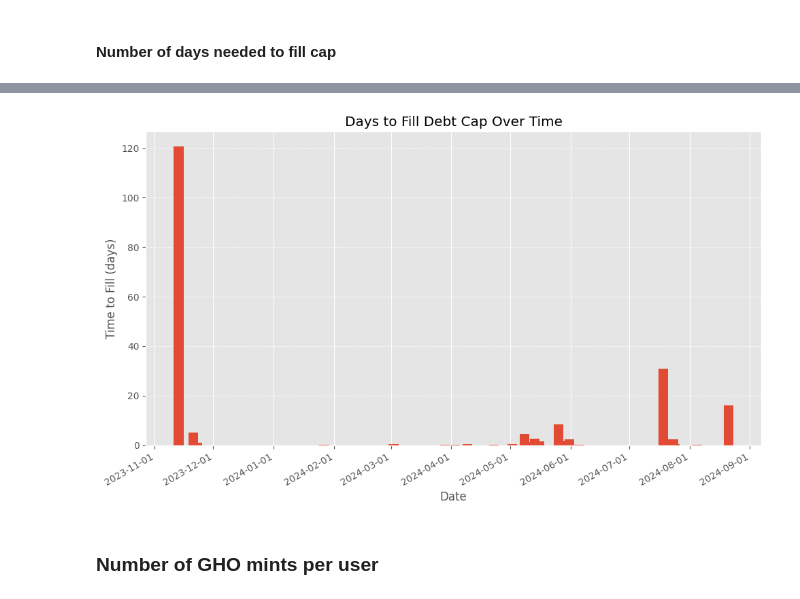
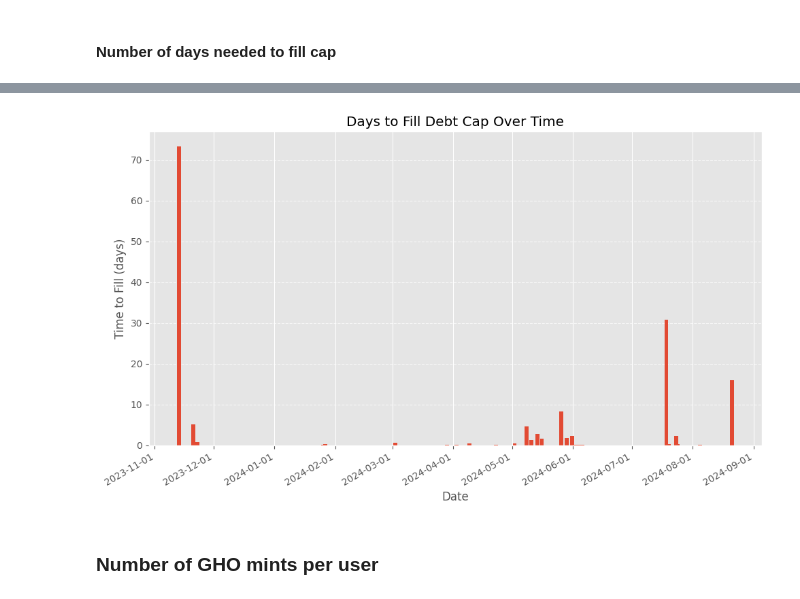
Before and after one commit to benber86/gho_users, a Jupyter notebook: New Users.ipynb, the cells around one changed output, grey strips where cells are left out. Drawn from its saved outputs; the diff is of its cells as text; code cells hidden in the pictures.

```diff
--- a/New Users.ipynb
+++ b/New Users.ipynb
@@ -182,3 +193,11 @@ plt.show()
+# %%
+debt_df = tx_df.copy()[['blockTimestamp', 'totalVariableDebt']]
+DAY = 60 * 60 * 24
+debt_df['blockTimestamp'] = debt_df['blockTimestamp'].astype(int) // DAY * DAY
+debt_df = debt_df.drop_duplicates('blockTimestamp')
+debt_data = (debt_df.set_index(debt_df['blockTimestamp'])['totalVariableDebt'] // int(1e18)).to_dict()
+with open('debt_time_series.json', 'w') as f:
+    json.dump(debt_data, f)
 # %% [markdown]
 Now let's plot the two together
 # %%
@@ -230,2 +305,25 @@ with open('growth_cap_chart_data.json', 'w') as f:
+# %%
+import json
+from datetime import datetime
+
+user_growth_data = df_daily[['timestamp', 'growth_rate']].dropna().to_dict('records')
+user_growth_data = [{'timestamp': int(row['timestamp'].timestamp()), 'value': row['growth_rate']} for row in user_growth_data]
+
+debt_growth_data = debt_df_daily[['datetime', 'debt_growth_rate']].dropna().to_dict('records')
+debt_growth_data = [{'timestamp': int(row['datetime'].timestamp()), 'value': row['debt_growth_rate']} for row in debt_growth_data]
+
+DAY = 60 * 60 * 24
+tx_df['day_timestamp'] = tx_df['blockTimestamp'].astype(int) // DAY * DAY
+utilization_df = tx_df.groupby('day_timestamp')['utilization'].last().reset_index()
+utilization_data = [{'timestamp': int(row['day_timestamp']), 'value': row['utilization']} for row in utilization_df.to_dict('records')]
+
+export_data = {
+    'user_growth_rate': user_growth_data,
+    'debt_growth_rate': debt_growth_data,
+    'utilization_rate': utilization_data
+}
+
+with open('growth_and_utilization_data.json', 'w') as f:
+    json.dump(export_data, f, indent=2)
 # %% [markdown]
 #### Number of days needed to fill cap
@@ -233,36 +346,42 @@ with open('growth_cap_chart_data.json', 'w') as f:
 import pandas as pd
 import matplotlib.pyplot as plt
 import matplotlib.dates as mdates
 
+
+def date_to_timestamp(date_string):
+    return datetime.strptime(date_string, "%Y-%m-%d")
+
+
 tx_df['datetime'] = pd.to_datetime(tx_df['datetime'])
+cap_df = tx_df[tx_df['datetime'] > date_to_timestamp("2023-09-01")]
 
 def calculate_fill_times(df):
     fill_times = []
     start_time = None
     for _, row in df.iterrows():
         if row['utilization'] < 98 and start_time is None:
             start_time = row['datetime']
         elif row['utilization'] >= 98 and start_time is not None:
             duration = (row['datetime'] - start_time).total_seconds() / 86400
             fill_times.append((row['datetime'], duration))
             start_time = None
     return pd.DataFrame(fill_times, columns=['datetime', 'fill_time'])
 
-fill_times_df = calculate_fill_times(tx_df)
+fill_times_df = calculate_fill_times(cap_df)
 
 plt.figure(figsize=(10, 6))
-plt.bar(fill_times_df['datetime'], fill_times_df['fill_time'], width=5, align='center')
+plt.bar(fill_times_df['datetime'], fill_times_df['fill_time'], width=2, align='center')
 plt.xlabel('Date')
 plt.ylabel('Time to Fill (days)')
 plt.title('Days to Fill Debt Cap Over Time')
 plt.gca().xaxis.set_major_formatter(mdates.DateFormatter('%Y-%m-%d'))
 plt.gca().xaxis.set_major_locator(mdates.AutoDateLocator())
 plt.gcf().autofmt_xdate()
 plt.grid(True, axis='y', linestyle='--', alpha=0.7)
 plt.tight_layout()
 plt.show()
 # %% [output]
-[figure, old version]
+[figure, new version]
 # %%
 fill_times_df['timestamp'] = fill_times_df['datetime'].astype(int) // 10**9
 fill_times_df = fill_times_df.drop('datetime', axis=1)
```
Also changed, not shown: parts of 6 cells of this notebook.
